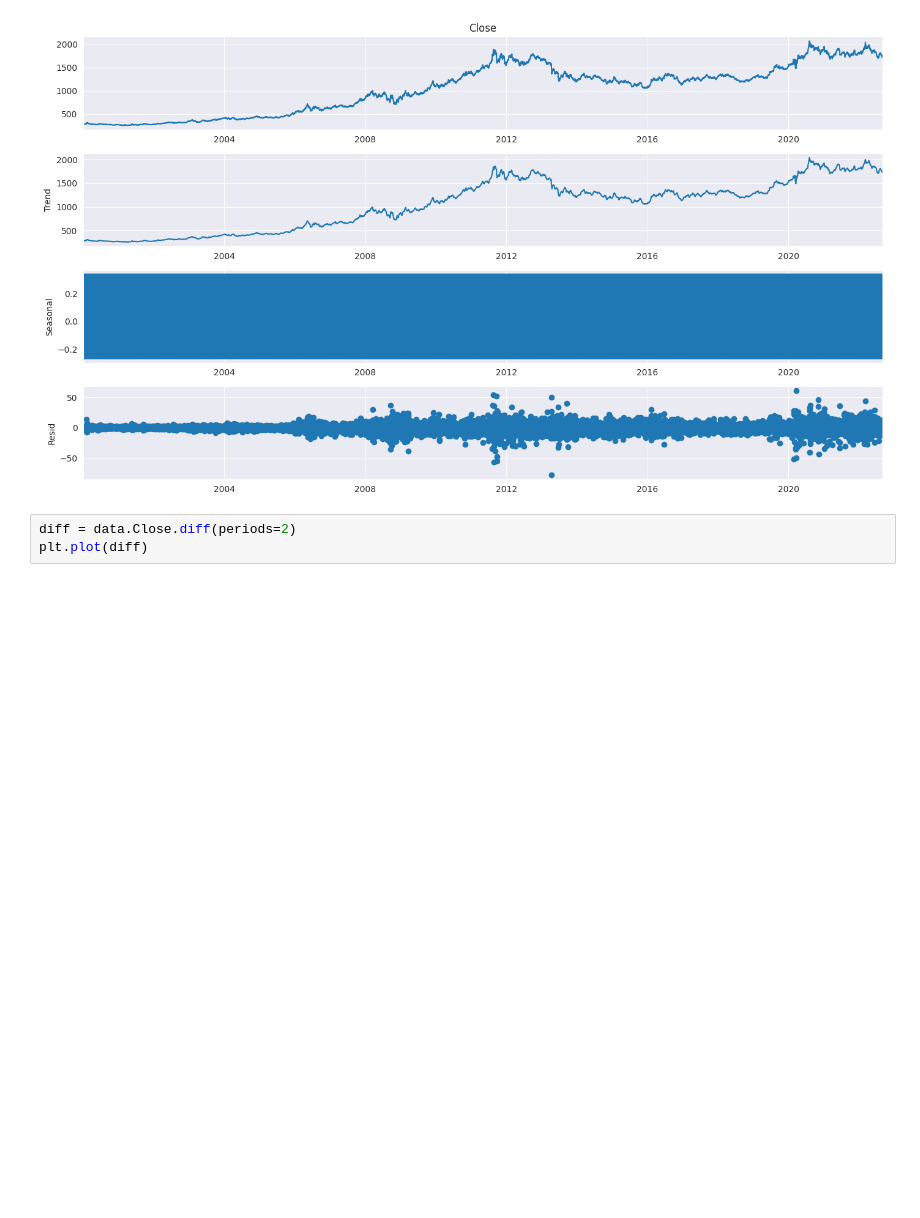
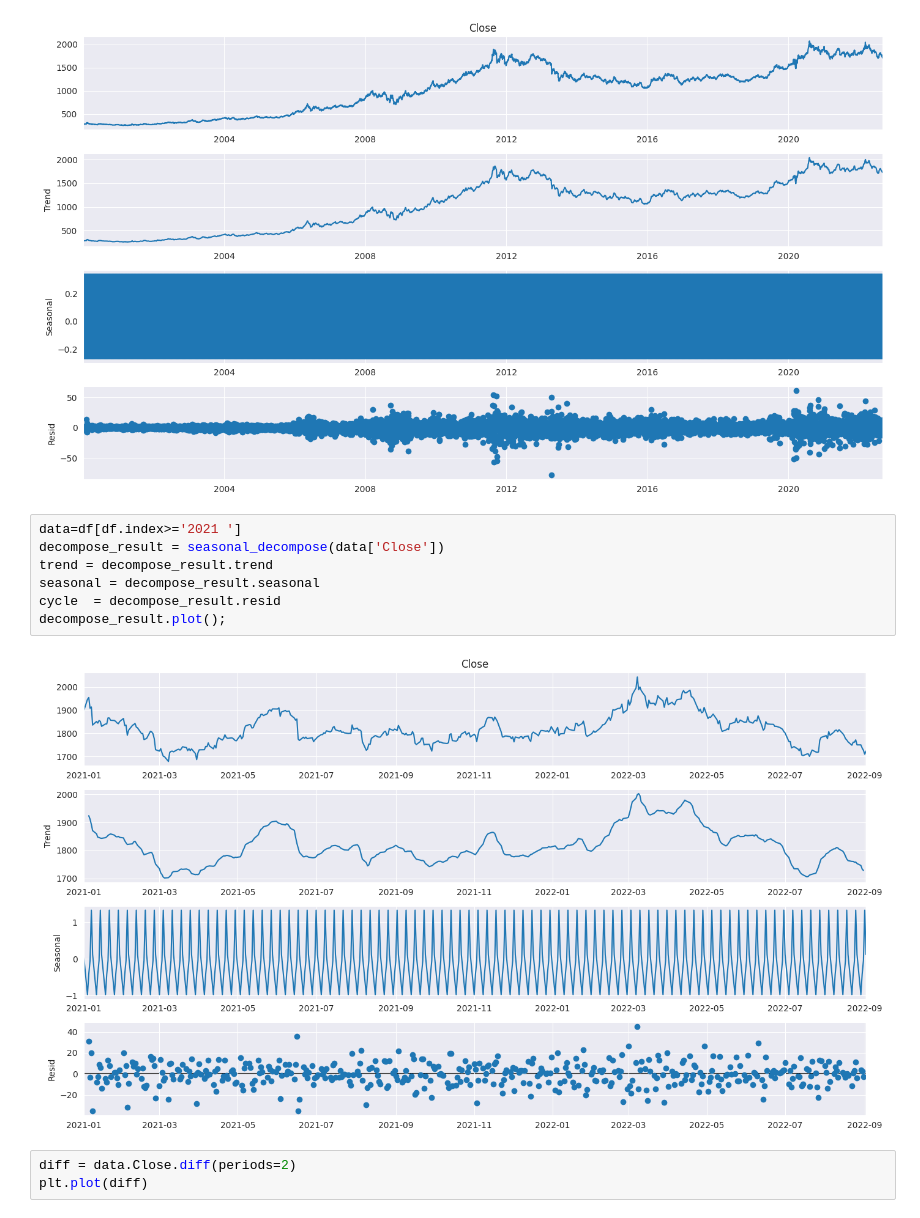
Before and after one commit to NoirHeart/Ml2023, a Jupyter notebook: TimeSeries_Gold_data.ipynb, the cells around one changed output. Drawn from its saved outputs; the diff is of its cells as text; blank space fills up the shorter version.

```diff
--- a/TimeSeries_Gold_data.ipynb
+++ b/TimeSeries_Gold_data.ipynb
@@ -110,6 +110,15 @@ cycle  = decompose_result.resid
 decompose_result.plot();
 # %% [output]
 [figure]
+# %%
+data=df[df.index>='2021 ']
+decompose_result = seasonal_decompose(data['Close'])
+trend = decompose_result.trend
+seasonal = decompose_result.seasonal
+cycle  = decompose_result.resid
+decompose_result.plot();
+# %% [output]
+[figure, added]
 # %%
 diff = data.Close.diff(periods=2)
 plt.plot(diff)
```
